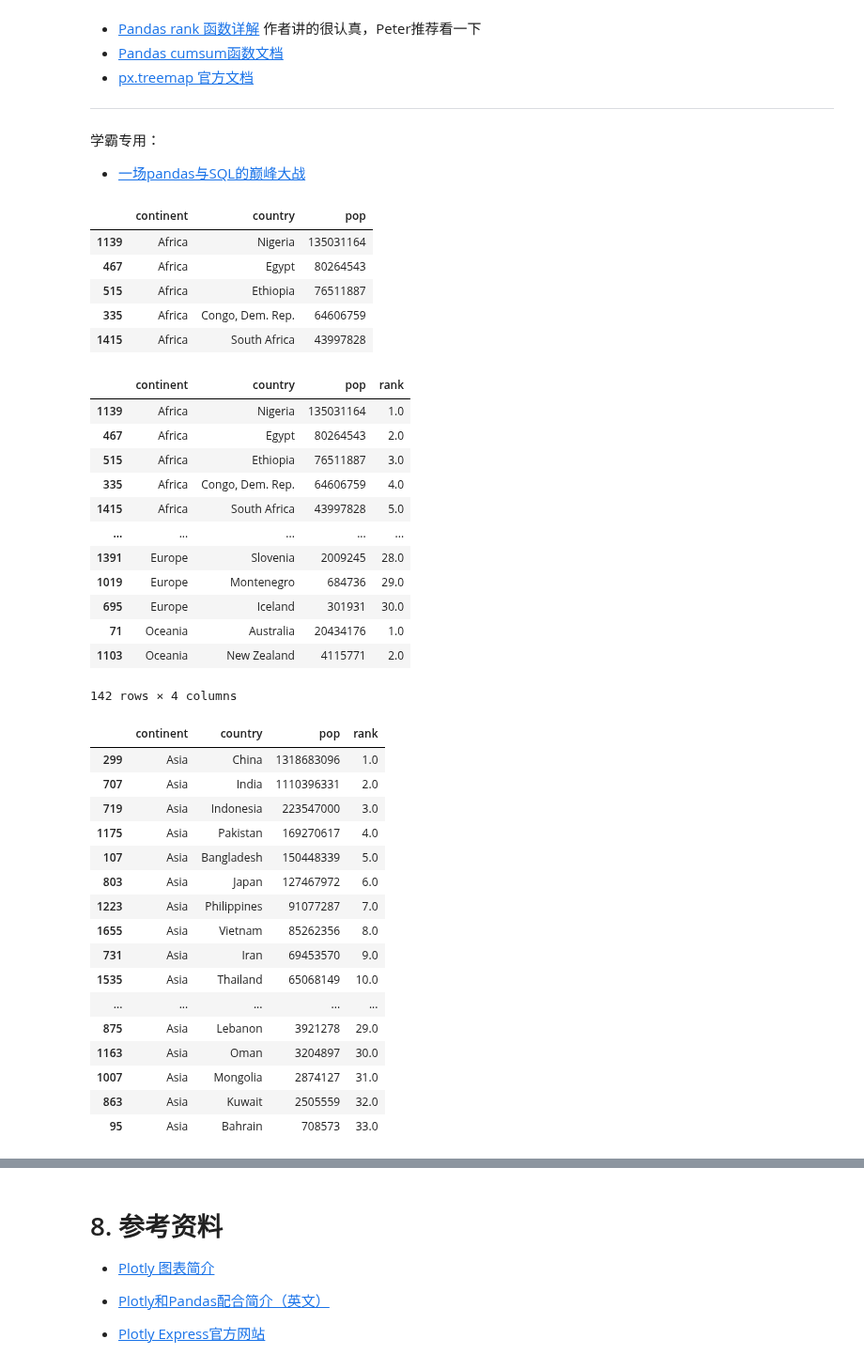
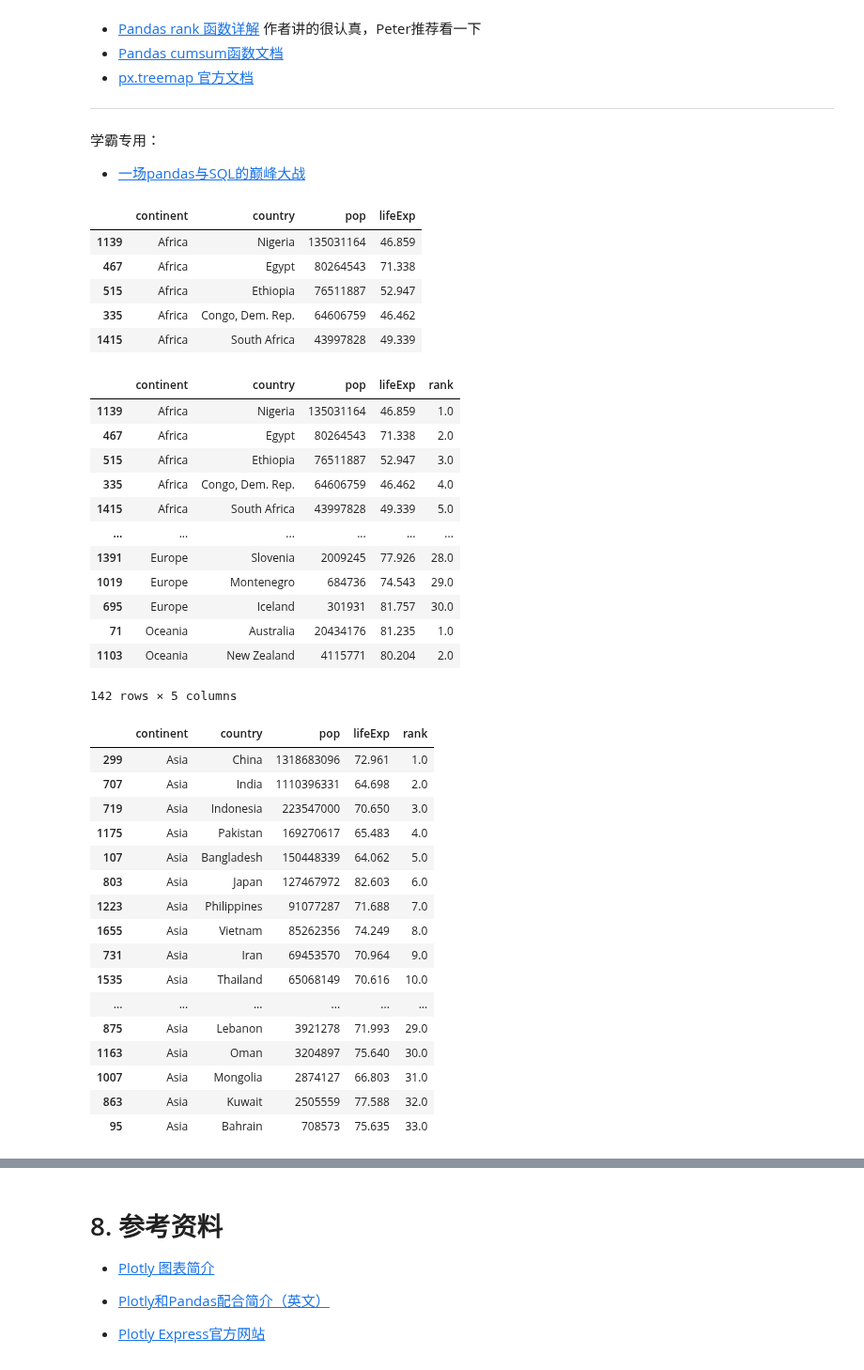
Before and after one commit to liuhui998/pe2, a Jupyter notebook: 10-groupby/answer-questions.ipynb, the cells around one changed output, grey strips where cells are left out. Shown at 94% size. Cells and saved outputs as stored; diff of their text form; code cells hidden in the pictures.

```diff
--- a/10-groupby/answer-questions.ipynb
+++ b/10-groupby/answer-questions.ipynb
@@ -290,18 +306,18 @@ Oceania/New Zealand.xlsx
 # %%
 # 过滤 gap 中 year == 2007 的数据
 # 对大洲(continent)升序，人口(pop)降序进行排序
 # 将数据放到 df_2007 中
 
 df_2007 = gap.query("year == 2007").sort_values(by=['continent','pop'],ascending=[True,False])
-df_2007 = df_2007[['continent','country','pop']]
+df_2007 = df_2007[['continent','country','pop','lifeExp']]
 df_2007.head()
 # %% [output]
-|  | continent | country | pop |
-| 1139 | Africa | Nigeria | 135031164 |
-| 467 | Africa | Egypt | 80264543 |
-| 515 | Africa | Ethiopia | 76511887 |
-| 335 | Africa | Congo, Dem. Rep. | 64606759 |
-| 1415 | Africa | South Africa | 43997828 |
+|  | continent | country | pop | lifeExp |
+| 1139 | Africa | Nigeria | 135031164 | 46.859 |
+| 467 | Africa | Egypt | 80264543 | 71.338 |
+| 515 | Africa | Ethiopia | 76511887 | 52.947 |
+| 335 | Africa | Congo, Dem. Rep. | 64606759 | 46.462 |
+| 1415 | Africa | South Africa | 43997828 | 49.339 |
 # %%
 # 对 df_2007 中有数据按大洲(continent)进行分组(groupby)
 # 并按人员数量的降序(ascending = False)，对国家进行排名
@@ -309,39 +325,39 @@ df_2007.head()
 df_2007['rank'] = df_2007.groupby(["continent"])['pop'].rank(ascending = False)
 df_2007
 # %% [output]
-|  | continent | country | pop | rank |
-| 1139 | Africa | Nigeria | 135031164 | 1.0 |
-| 467 | Africa | Egypt | 80264543 | 2.0 |
-| 515 | Africa | Ethiopia | 76511887 | 3.0 |
-| 335 | Africa | Congo, Dem. Rep. | 64606759 | 4.0 |
-| 1415 | Africa | South Africa | 43997828 | 5.0 |
-| ... | ... | ... | ... | ... |
-| 1391 | Europe | Slovenia | 2009245 | 28.0 |
-| 1019 | Europe | Montenegro | 684736 | 29.0 |
-| 695 | Europe | Iceland | 301931 | 30.0 |
-| 71 | Oceania | Australia | 20434176 | 1.0 |
-| 1103 | Oceania | New Zealand | 4115771 | 2.0 |
+|  | continent | country | pop | lifeExp | rank |
+| 1139 | Africa | Nigeria | 135031164 | 46.859 | 1.0 |
+| 467 | Africa | Egypt | 80264543 | 71.338 | 2.0 |
+| 515 | Africa | Ethiopia | 76511887 | 52.947 | 3.0 |
+| 335 | Africa | Congo, Dem. Rep. | 64606759 | 46.462 | 4.0 |
+| 1415 | Africa | South Africa | 43997828 | 49.339 | 5.0 |
+| ... | ... | ... | ... | ... | ... |
+| 1391 | Europe | Slovenia | 2009245 | 77.926 | 28.0 |
+| 1019 | Europe | Montenegro | 684736 | 74.543 | 29.0 |
+| 695 | Europe | Iceland | 301931 | 81.757 | 30.0 |
+| 71 | Oceania | Australia | 20434176 | 81.235 | 1.0 |
+| 1103 | Oceania | New Zealand | 4115771 | 80.204 | 2.0 |
-142 rows × 4 columns
+142 rows × 5 columns
 # %%
 df_2007.query("continent == 'Asia'")
 # %% [output]
-|  | continent | country | pop | rank |
-| 299 | Asia | China | 1318683096 | 1.0 |
-| 707 | Asia | India | 1110396331 | 2.0 |
-| 719 | Asia | Indonesia | 223547000 | 3.0 |
-| 1175 | Asia | Pakistan | 169270617 | 4.0 |
-| 107 | Asia | Bangladesh | 150448339 | 5.0 |
-| 803 | Asia | Japan | 127467972 | 6.0 |
-| 1223 | Asia | Philippines | 91077287 | 7.0 |
-| 1655 | Asia | Vietnam | 85262356 | 8.0 |
-| 731 | Asia | Iran | 69453570 | 9.0 |
-| 1535 | Asia | Thailand | 65068149 | 10.0 |
-| ... | ... | ... | ... | ... |
-| 875 | Asia | Lebanon | 3921278 | 29.0 |
-| 1163 | Asia | Oman | 3204897 | 30.0 |
-| 1007 | Asia | Mongolia | 2874127 | 31.0 |
-| 863 | Asia | Kuwait | 2505559 | 32.0 |
-| 95 | Asia | Bahrain | 708573 | 33.0 |
+|  | continent | country | pop | lifeExp | rank |
+| 299 | Asia | China | 1318683096 | 72.961 | 1.0 |
+| 707 | Asia | India | 1110396331 | 64.698 | 2.0 |
+| 719 | Asia | Indonesia | 223547000 | 70.650 | 3.0 |
+| 1175 | Asia | Pakistan | 169270617 | 65.483 | 4.0 |
+| 107 | Asia | Bangladesh | 150448339 | 64.062 | 5.0 |
+| 803 | Asia | Japan | 127467972 | 82.603 | 6.0 |
+| 1223 | Asia | Philippines | 91077287 | 71.688 | 7.0 |
+| 1655 | Asia | Vietnam | 85262356 | 74.249 | 8.0 |
+| 731 | Asia | Iran | 69453570 | 70.964 | 9.0 |
+| 1535 | Asia | Thailand | 65068149 | 70.616 | 10.0 |
+| ... | ... | ... | ... | ... | ... |
+| 875 | Asia | Lebanon | 3921278 | 71.993 | 29.0 |
+| 1163 | Asia | Oman | 3204897 | 75.640 | 30.0 |
+| 1007 | Asia | Mongolia | 2874127 | 66.803 | 31.0 |
+| 863 | Asia | Kuwait | 2505559 | 77.588 | 32.0 |
+| 95 | Asia | Bahrain | 708573 | 75.635 | 33.0 |
 # %%
 # 从 df_2007 里查询所有 rank 小于4 的数据，放到every_continet_top3
 # 如果大家不习惯 query, 还是可以用之前的 [] 来查询数据
```
Also changed, not shown: parts of 14 cells of this notebook.
